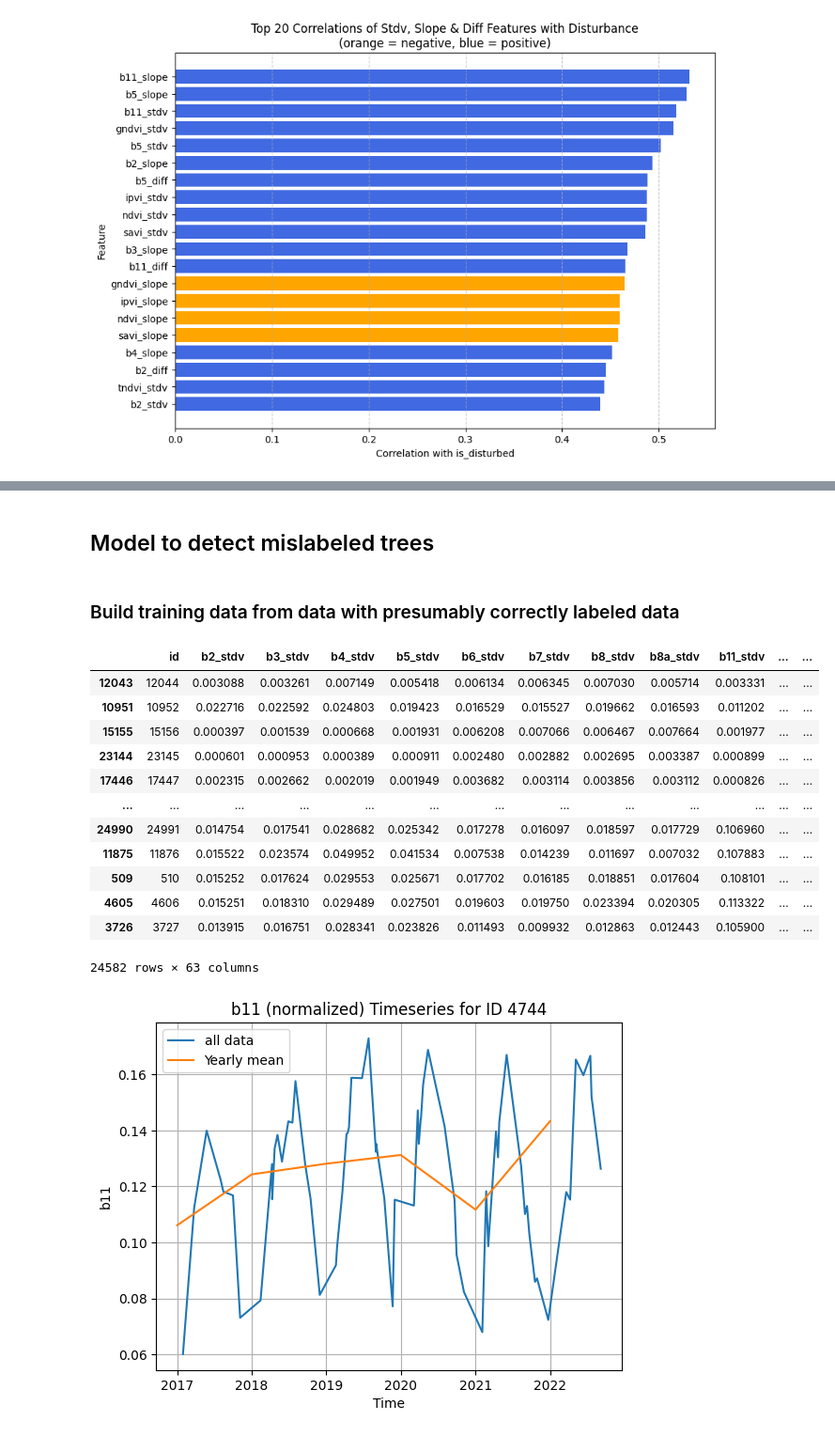
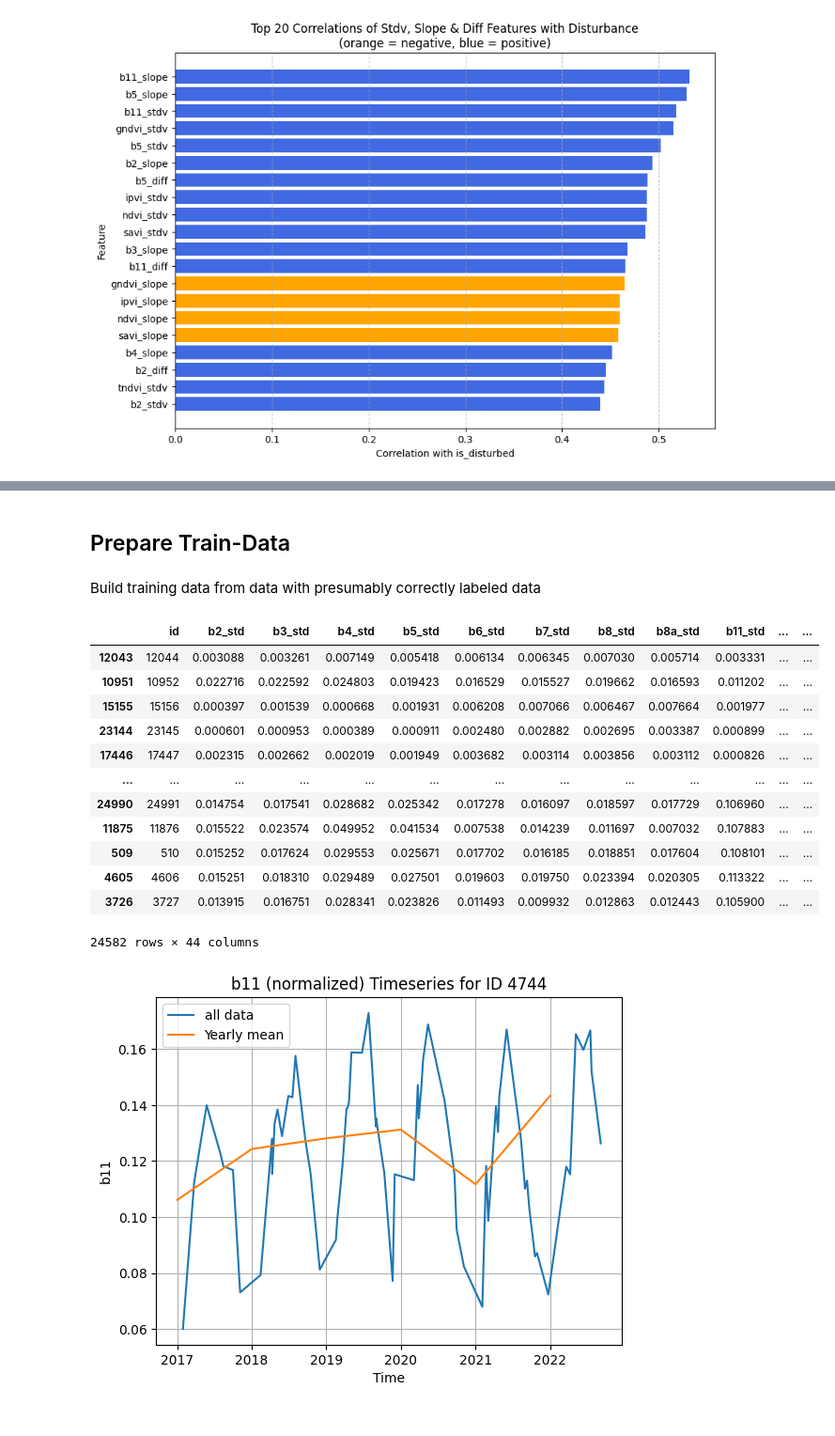
Before and after one commit to RafaelRiesle/tree_classification, a Jupyter notebook: notebooks/detect_disturbed_trees.ipynb, the cells around one changed output, grey strips where cells are left out. Shown: that part at 94% size. Drawn from its saved outputs; the diff is of its cells as text; code cells hidden in the pictures.

```diff
--- a/notebooks/detect_disturbed_trees.ipynb
+++ b/notebooks/detect_disturbed_trees.ipynb
@@ -135,16 +177,16 @@ plot_timeseries_oneid(df_scaled, 10689, "b11", df_yearly)
 # %% [markdown]
-## Model to detect mislabeled trees
+## Prepare Train-Data
 # %% [markdown]
-### Build training data from data with presumably correctly labeled data
+Build training data from data with presumably correctly labeled data
 # %%
-disturbed_df = stdv_slope_diff_df[stdv_slope_diff_df["is_disturbed"]].copy()
-healthy_df = stdv_slope_diff_df[~stdv_slope_diff_df["is_disturbed"]].copy()
+disturbed_df = df_std_slope[df_std_slope["is_disturbed"]].copy()
+healthy_df = df_std_slope[~df_std_slope["is_disturbed"]].copy()
 # %%
-top_features = ["b11_slope", "b5_slope", "b11_stdv", "gndvi_stdv"]
+top_features = ["b11_slope", "b5_slope", "b11_std", "gndvi_std"]
 healthy_df["combi_top_features"] = healthy_df[top_features].mean(axis=1)
 healthy_df.sort_values(by="combi_top_features")
 # %% [output]
-|  | id | b2_stdv | b3_stdv | b4_stdv | b5_stdv | b6_stdv | b7_stdv | b8_stdv | b8a_stdv | b11_stdv | ... | ... |
+|  | id | b2_std | b3_std | b4_std | b5_std | b6_std | b7_std | b8_std | b8a_std | b11_std | ... | ... |
 | 12043 | 12044 | 0.003088 | 0.003261 | 0.007149 | 0.005418 | 0.006134 | 0.006345 | 0.007030 | 0.005714 | 0.003331 | ... | ... |
 | 10951 | 10952 | 0.022716 | 0.022592 | 0.024803 | 0.019423 | 0.016529 | 0.015527 | 0.019662 | 0.016593 | 0.011202 | ... | ... |
 | 15155 | 15156 | 0.000397 | 0.001539 | 0.000668 | 0.001931 | 0.006208 | 0.007066 | 0.006467 | 0.007664 | 0.001977 | ... | ... |
@@ -156,5 +198,5 @@ healthy_df.sort_values(by="combi_top_features")
 | 509 | 510 | 0.015252 | 0.017624 | 0.029553 | 0.025671 | 0.017702 | 0.016185 | 0.018851 | 0.017604 | 0.108101 | ... | ... |
 | 4605 | 4606 | 0.015251 | 0.018310 | 0.029489 | 0.027501 | 0.019603 | 0.019750 | 0.023394 | 0.020305 | 0.113322 | ... | ... |
 | 3726 | 3727 | 0.013915 | 0.016751 | 0.028341 | 0.023826 | 0.011493 | 0.009932 | 0.012863 | 0.012443 | 0.105900 | ... | ... |
-24582 rows × 63 columns
+24582 rows × 44 columns
 # %%
```
Also changed, not shown: parts of 11 cells of this notebook.
